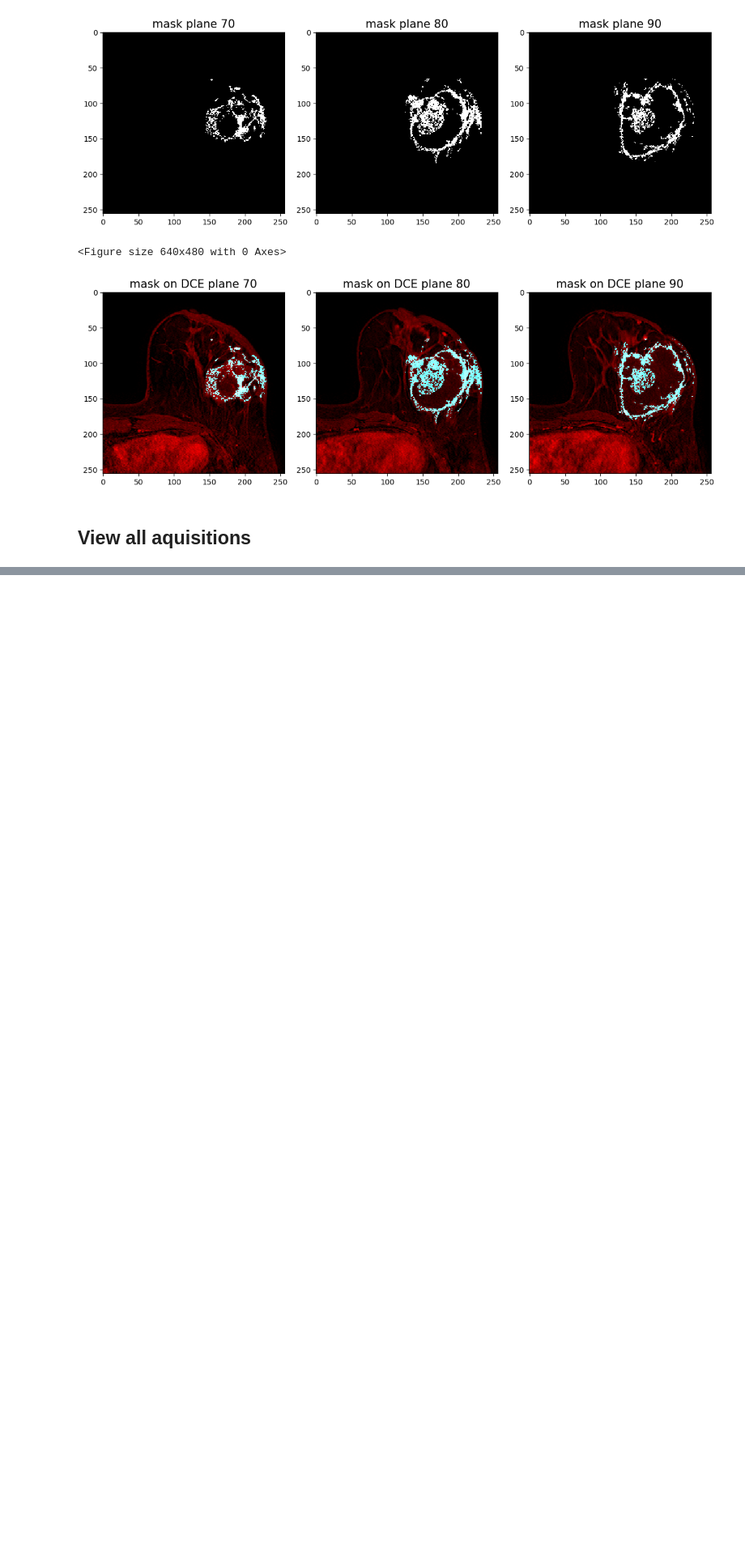
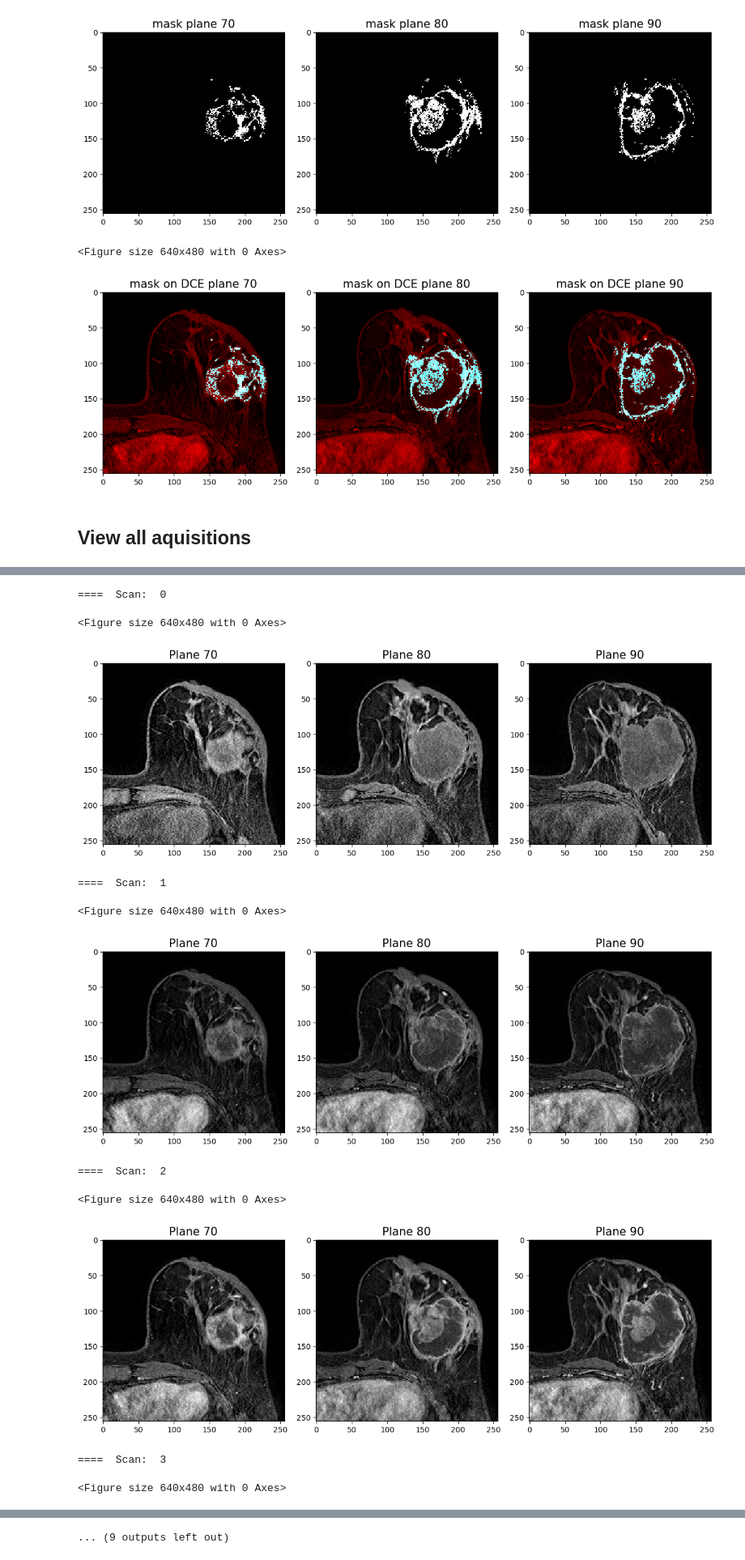
Before and after one commit to naomifridman/BreastDCEDL, a Jupyter notebook: ISPY2_view_data.ipynb, the cells around one changed output, grey strips where cells are left out. Shown at 81% size. Cells and saved outputs as stored; diff of their text form; code cells hidden in the pictures; blank space fills up the shorter version.

```diff
--- a/ISPY2_view_data.ipynb
+++ b/ISPY2_view_data.ipynb
@@ -127,7 +127,5 @@ def minmax(im):
 
     return (im-im.min())/(im.max()-im.min())
 # %%
-dce_path= ".\\data_sample\\dce\\"
-csv_path= ".\\data_sample\\csv\\"
-mask_path=".\\data_sample\\masks\\"
-dce_full_path = ".\\data_sample\\dce_full\\"
+dce_path= "..\\ISPY2\\data_sample\\dce\\"
+mask_path="..\\ISPY2\\data_sample\\masks\\"
@@ -354,0 +285,3 @@ show_n_images([np.stack([minmax(d[1][i]),
+# %%
+d = get_nifti_acquisitions(subject_id)
+len(d), d[0].shape
@@ -354,0 +290,17 @@ show_n_images([np.stack([minmax(d[1][i]),
+# %%
+for k in range(7):
+    idx=[70,80,90]
+    print('====  Scan: ', k)
+    show_n_images([d[k][i] for i in idx], titles=['Plane '+str(i) for i in idx])
+# %% [output]
+====  Scan:  0
+<Figure size 640x480 with 0 Axes>
+[figure, added]
+====  Scan:  1
+<Figure size 640x480 with 0 Axes>
+[figure, added]
+====  Scan:  2
+<Figure size 640x480 with 0 Axes>
+[figure, added]
+====  Scan:  3
+<Figure size 640x480 with 0 Axes>
@@ -354,0 +308 @@ show_n_images([np.stack([minmax(d[1][i]),
+... (9 outputs left out)
```
Also changed, not shown: parts of 11 cells of this notebook.
